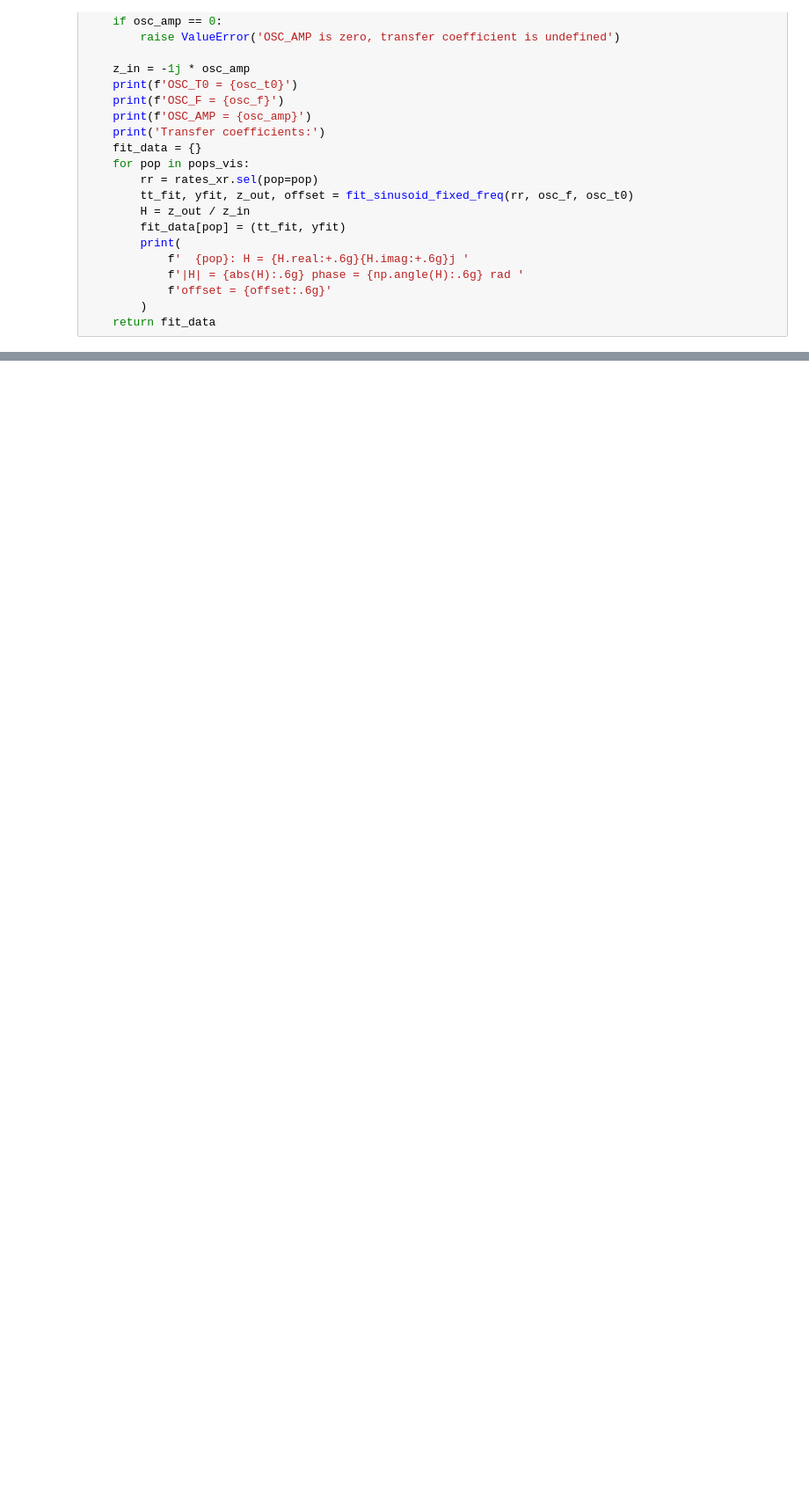
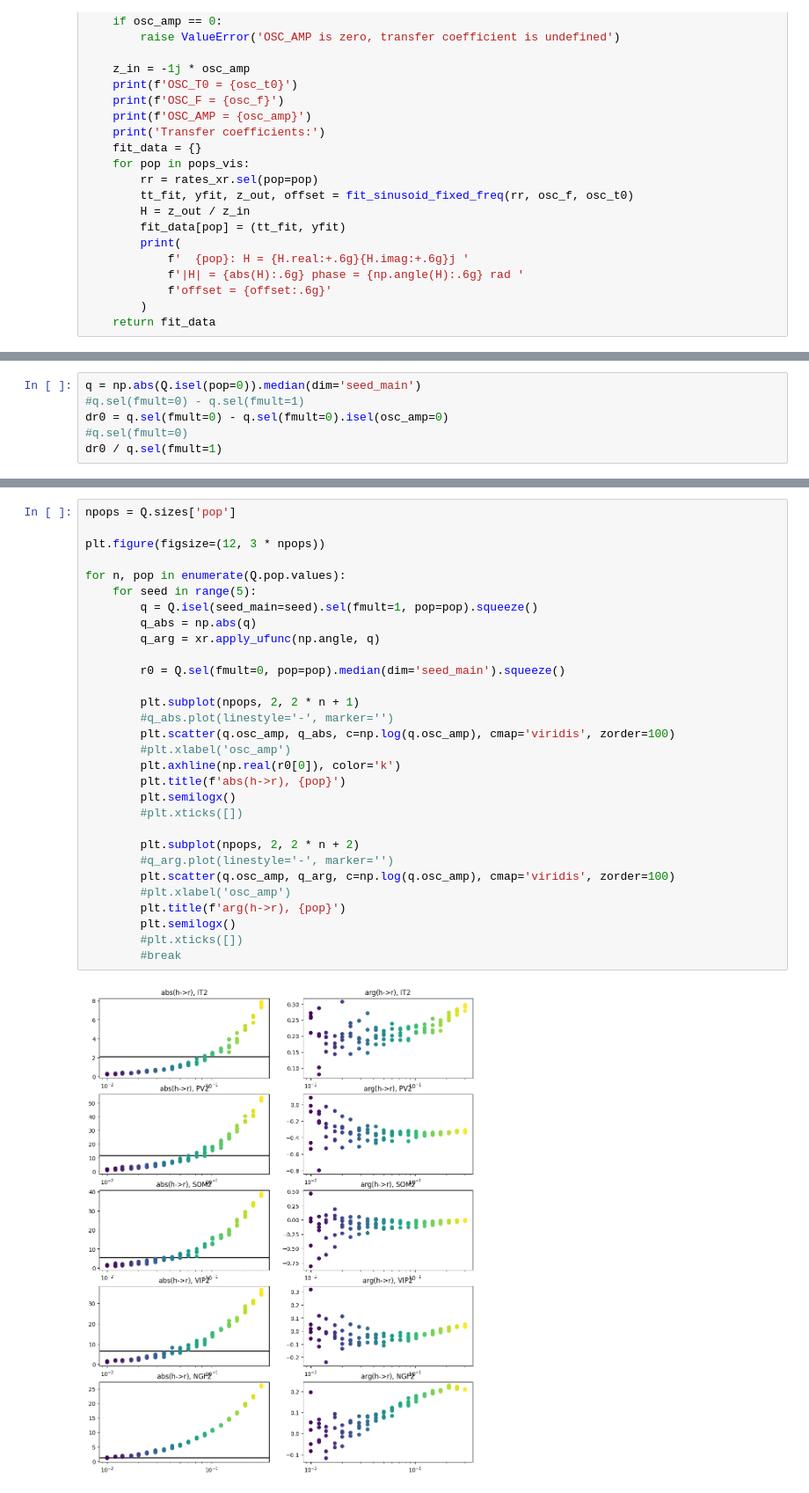
Before and after one commit to niknovikov19/A1-OUinp, a Jupyter notebook: exp_configs/batch_rxbkg_unconn_state1_mech1/net_inpsur_hr_osc_var_seed_f_amp/explore_res.ipynb, the cells around one changed output, grey strips where cells are left out. Shown at 88% size. Drawn from its saved outputs; the diff is of its cells as text; blank space fills up the shorter version.

```diff
--- a/exp_configs/batch_rxbkg_unconn_state1_mech1/net_inpsur_hr_osc_var_seed_f_amp/explore_res.ipynb
+++ b/exp_configs/batch_rxbkg_unconn_state1_mech1/net_inpsur_hr_osc_var_seed_f_amp/explore_res.ipynb
@@ -104,0 +218,6 @@ osc_t0
+# %%
+q = np.abs(Q.isel(pop=0)).median(dim='seed_main')
+#q.sel(fmult=0) - q.sel(fmult=1)
+dr0 = q.sel(fmult=0) - q.sel(fmult=0).isel(osc_amp=0)
+#q.sel(fmult=0)
+dr0 / q.sel(fmult=1)
@@ -104,0 +234,32 @@ osc_t0
+# %%
+npops = Q.sizes['pop']
+
+plt.figure(figsize=(12, 3 * npops))
+
+for n, pop in enumerate(Q.pop.values):
+    for seed in range(5):
+        q = Q.isel(seed_main=seed).sel(fmult=1, pop=pop).squeeze()
+        q_abs = np.abs(q)
+        q_arg = xr.apply_ufunc(np.angle, q)
+
+        r0 = Q.sel(fmult=0, pop=pop).median(dim='seed_main').squeeze()
+
+        plt.subplot(npops, 2, 2 * n + 1)
+        #q_abs.plot(linestyle='-', marker='')
+        plt.scatter(q.osc_amp, q_abs, c=np.log(q.osc_amp), cmap='viridis', zorder=100)
+        #plt.xlabel('osc_amp')
+        plt.axhline(np.real(r0[0]), color='k')
+        plt.title(f'abs(h->r), {pop}')
+        plt.semilogx()
+        #plt.xticks([])
+
+        plt.subplot(npops, 2, 2 * n + 2)
+        #q_arg.plot(linestyle='-', marker='')
+        plt.scatter(q.osc_amp, q_arg, c=np.log(q.osc_amp), cmap='viridis', zorder=100)
+        #plt.xlabel('osc_amp')
+        plt.title(f'arg(h->r), {pop}')
+        plt.semilogx()
+        #plt.xticks([])
+        #break
+# %% [output]
+[figure, added]
```
Also changed, not shown: parts of 7 cells of this notebook, 1 other file.
